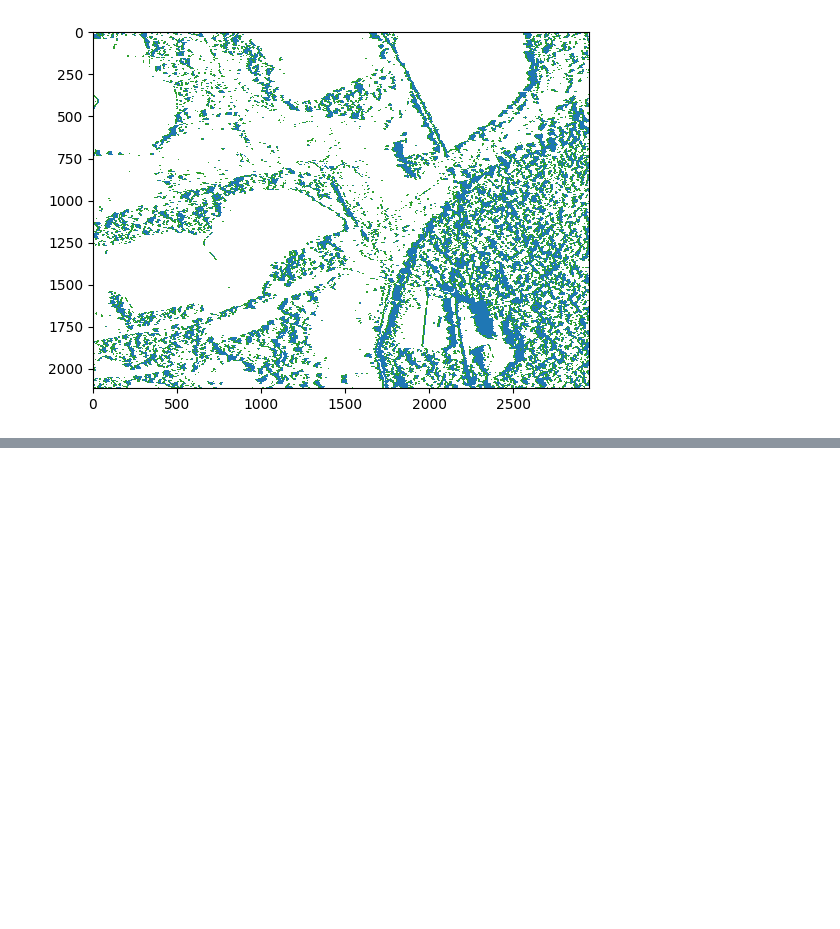
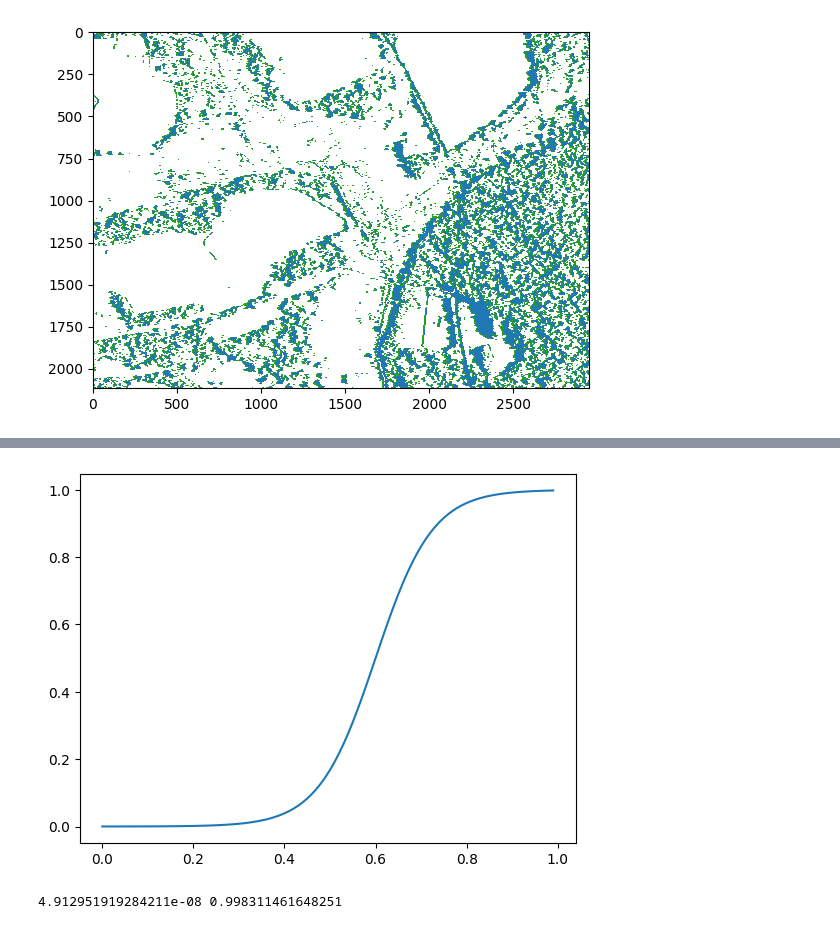
Before and after one commit to mrahnis/nb-vegetation, a Jupyter notebook: Step-02-Veggie-Shadows.ipynb, the cells around one changed output, grey strips where cells are left out. Drawn from its saved outputs; the diff is of its cells as text; code cells hidden in the pictures; blank space fills up the shorter version.

```diff
--- a/Step-02-Veggie-Shadows.ipynb
+++ b/Step-02-Veggie-Shadows.ipynb
@@ -108,0 +158,27 @@ plt.show()
+# %%
+def position(arr, k=4.0, x0=0.5):
+    '''
+    where
+    k is the maximum slope of the logistic curve and
+    x0 is the midpoint of the logistic curve
+    '''
+    x = k*(arr-x0)
+    result = 1. / (1. + np.exp(-x))
+    return result
+
+
+lx = np.arange(0,1,0.01)
+ly = position(lx, k=16, x0=0.6)
+
+fig, ax0 = plt.subplots(ncols=1)
+ax0.plot(lx,ly)
+
+plt.show()
+# %% [output]
+[figure, added]
+# %%
+dark_map = position(dark_nir, k=24, x0=0.5) * position(dark_vis, k=24, x0=0.5)
+
+print(dark_map.min(), dark_map.max())
+# %% [output]
+4.912951919284211e-08 0.998311461648251
```
Also changed, not shown: parts of 15 cells of this notebook, 1 other file.
